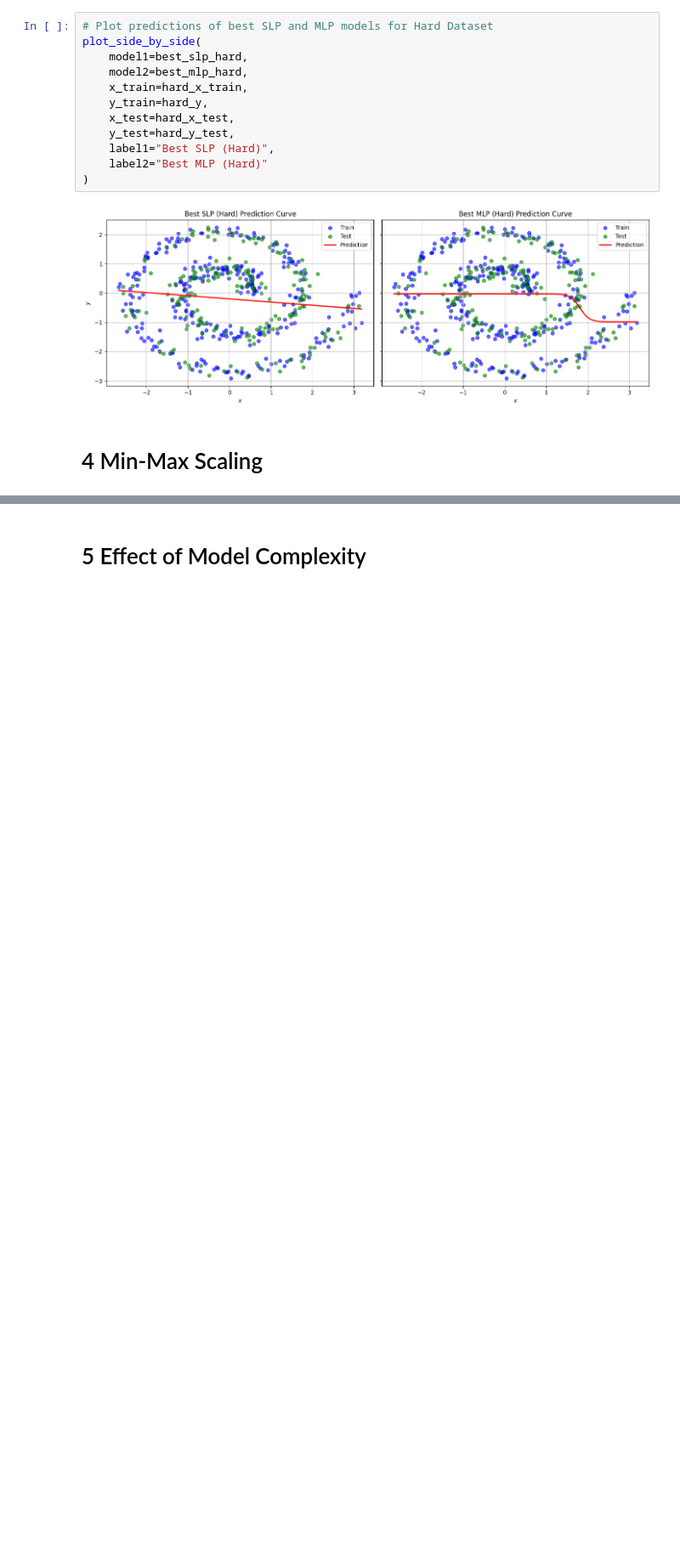
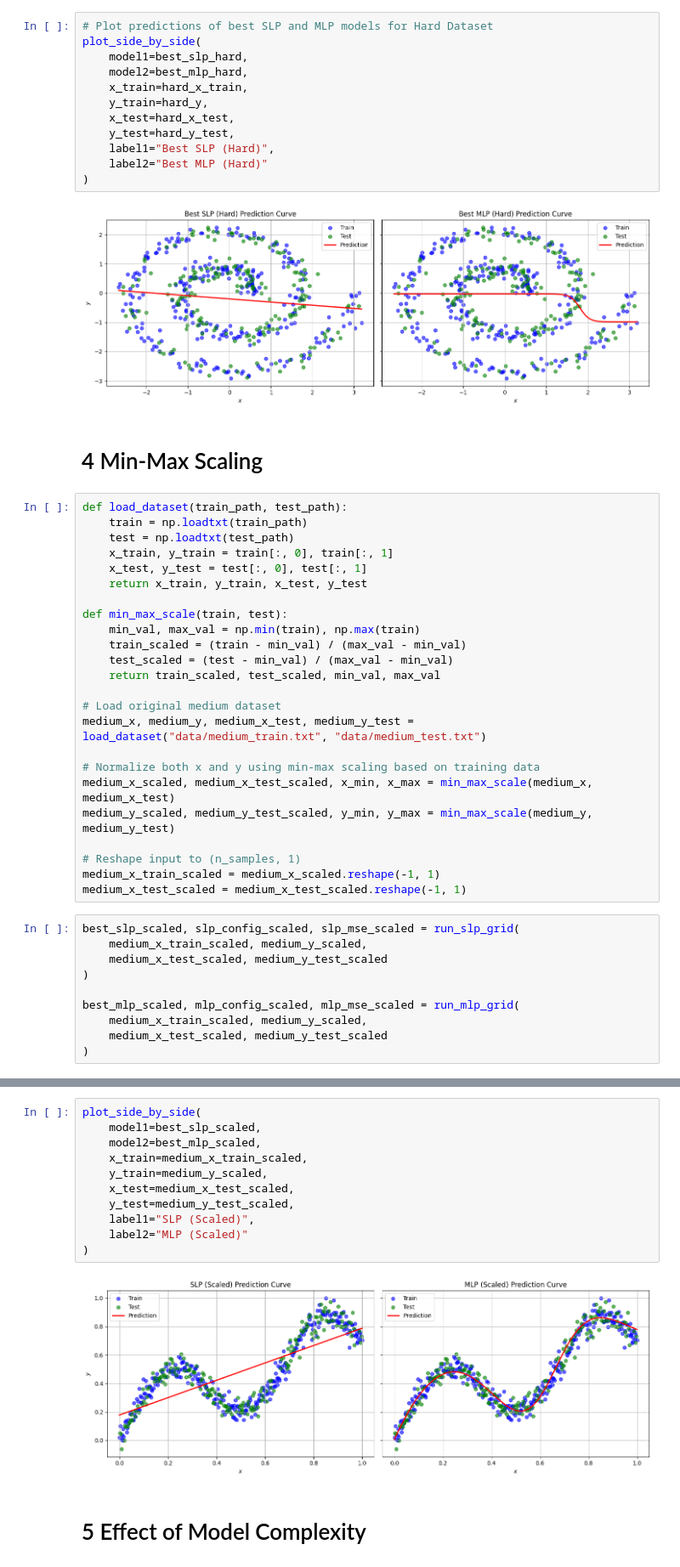
Before and after one commit to sudeonder/CS550-HW3, a Jupyter notebook: main.ipynb, the cells around one changed output, grey strips where cells are left out. Shown at 85% size. Saved outputs shown, nothing was run; the diff lists cells and outputs as text; blank space fills up the shorter version.

```diff
--- a/main.ipynb
+++ b/main.ipynb
@@ -562,3 +562,37 @@ plot_side_by_side(
 [figure]
 # %% [markdown]
 # 4 Min-Max Scaling
+# %%
+def load_dataset(train_path, test_path):
+    train = np.loadtxt(train_path)
+    test = np.loadtxt(test_path)
+    x_train, y_train = train[:, 0], train[:, 1]
+    x_test, y_test = test[:, 0], test[:, 1]
+    return x_train, y_train, x_test, y_test
+
+def min_max_scale(train, test):
+    min_val, max_val = np.min(train), np.max(train)
+    train_scaled = (train - min_val) / (max_val - min_val)
+    test_scaled = (test - min_val) / (max_val - min_val)
+    return train_scaled, test_scaled, min_val, max_val
+
+# Load original medium dataset
+medium_x, medium_y, medium_x_test, medium_y_test = load_dataset("data/medium_train.txt", "data/medium_test.txt")
+
+# Normalize both x and y using min-max scaling based on training data
+medium_x_scaled, medium_x_test_scaled, x_min, x_max = min_max_scale(medium_x, medium_x_test)
+medium_y_scaled, medium_y_test_scaled, y_min, y_max = min_max_scale(medium_y, medium_y_test)
+
+# Reshape input to (n_samples, 1)
+medium_x_train_scaled = medium_x_scaled.reshape(-1, 1)
+medium_x_test_scaled = medium_x_test_scaled.reshape(-1, 1)
+# %%
+best_slp_scaled, slp_config_scaled, slp_mse_scaled = run_slp_grid(
+    medium_x_train_scaled, medium_y_scaled,
+    medium_x_test_scaled, medium_y_test_scaled
+)
+
+best_mlp_scaled, mlp_config_scaled, mlp_mse_scaled = run_mlp_grid(
+    medium_x_train_scaled, medium_y_scaled,
+    medium_x_test_scaled, medium_y_test_scaled
+)
@@ -565,2 +668,15 @@ plot_side_by_side(
+# %%
+plot_side_by_side(
+    model1=best_slp_scaled,
+    model2=best_mlp_scaled,
+    x_train=medium_x_train_scaled,
+    y_train=medium_y_scaled,
+    x_test=medium_x_test_scaled,
+    y_test=medium_y_test_scaled,
+    label1="SLP (Scaled)",
+    label2="MLP (Scaled)"
+)
+# %% [output]
+[figure, added]
 # %% [markdown]
 # 5 Effect of Model Complexity
```
Also changed, not shown: parts of 2 cells of this notebook.
